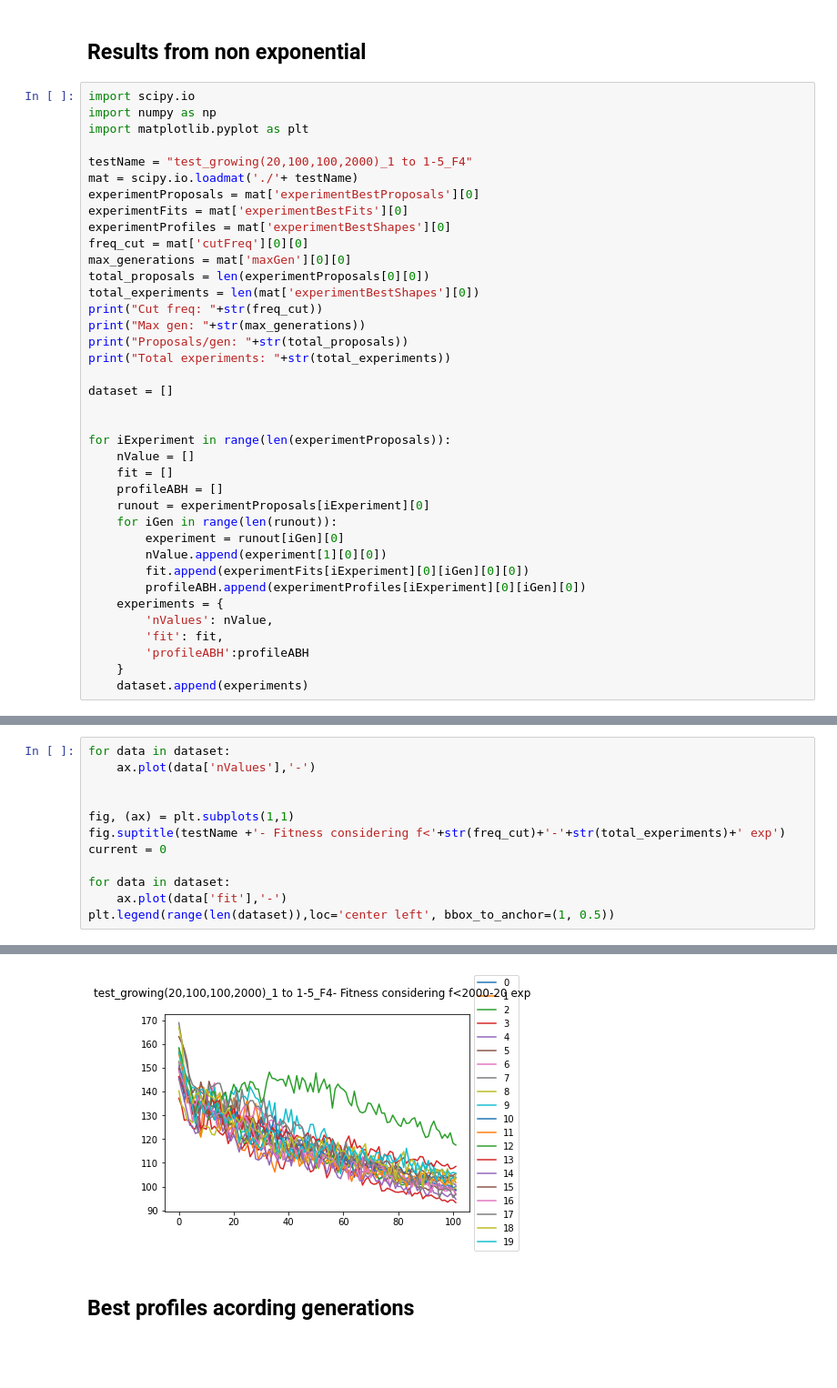
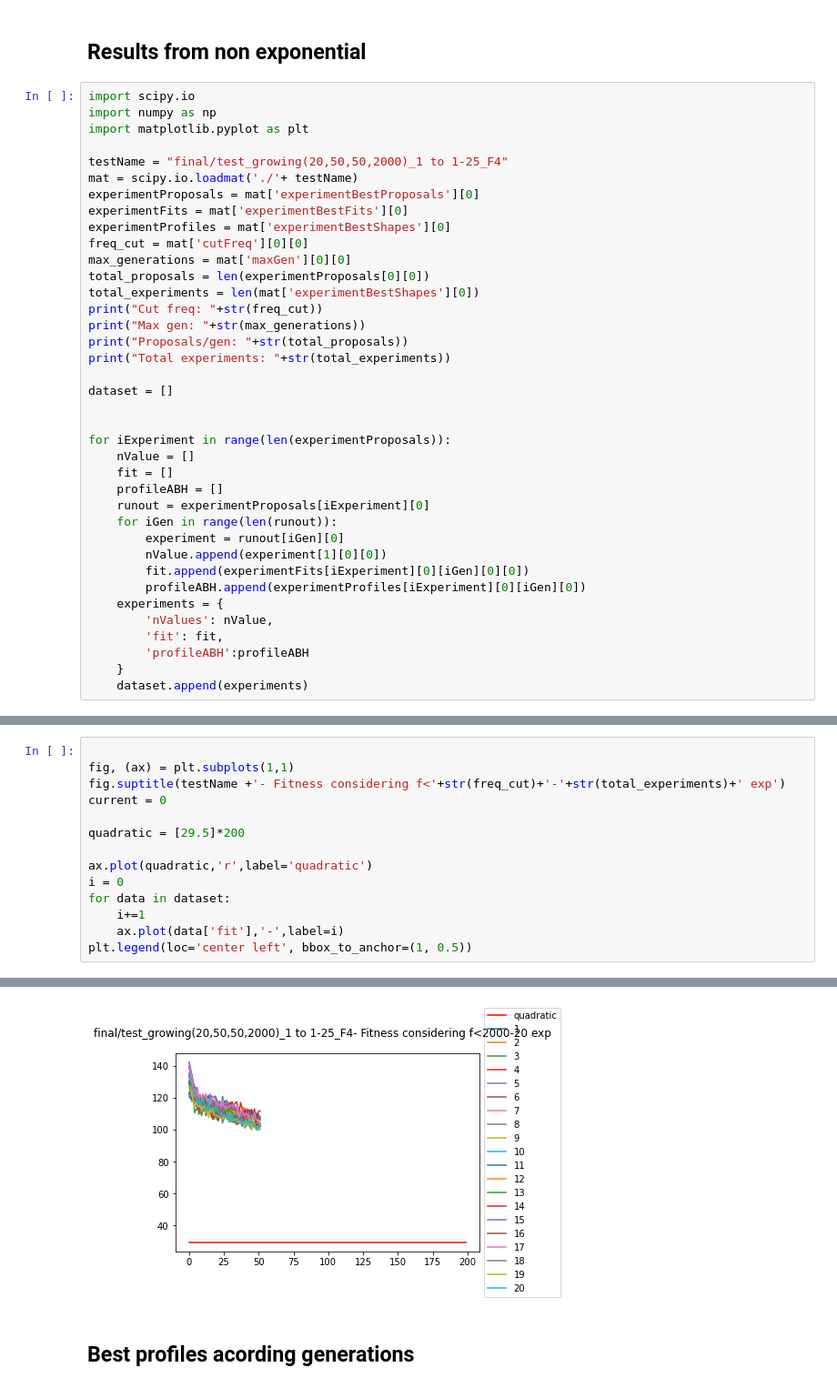
Before and after one commit to gerardserra/evolutionary_black_holes, a Jupyter notebook: results/Analysis Results.ipynb, the cells around one changed output, grey strips where cells are left out. Shown: that part at 91% size. Cells and saved outputs as stored; diff of their text form; blank space fills up the shorter version.

```diff
--- a/results/Analysis Results.ipynb
+++ b/results/Analysis Results.ipynb
@@ -134,7 +115,7 @@ import scipy.io
 import numpy as np
 import matplotlib.pyplot as plt
 
-testName = "test_growing(20,100,100,2000)_1 to 1-5_F4"
+testName = "final/test_growing(20,50,50,2000)_1 to 1-25_F4"
 mat = scipy.io.loadmat('./'+ testName)
 experimentProposals = mat['experimentBestProposals'][0]
 experimentFits = mat['experimentBestFits'][0]
@@ -174,19 +155,21 @@ Proposals/gen: 102
 Total experiments: 20
 # %%
-for data in dataset:
-    ax.plot(data['nValues'],'-')
-
 
 fig, (ax) = plt.subplots(1,1)
 fig.suptitle(testName +'- Fitness considering f<'+str(freq_cut)+'-'+str(total_experiments)+' exp')
 current = 0
 
+quadratic = [29.5]*200
+
+ax.plot(quadratic,'r',label='quadratic')
+i = 0
 for data in dataset:
-    ax.plot(data['fit'],'-')
-plt.legend(range(len(dataset)),loc='center left', bbox_to_anchor=(1, 0.5))
+    i+=1
+    ax.plot(data['fit'],'-',label=i)
+plt.legend(loc='center left', bbox_to_anchor=(1, 0.5))
 # %% [output]
 <matplotlib.legend.Legend at 0x...>
-[figure, old version]
+[figure, new version]
 # %% [markdown]
 ## Best profiles acording generations
 # %%
```
Also changed, not shown: parts of 8 cells of this notebook, 37 other files.
